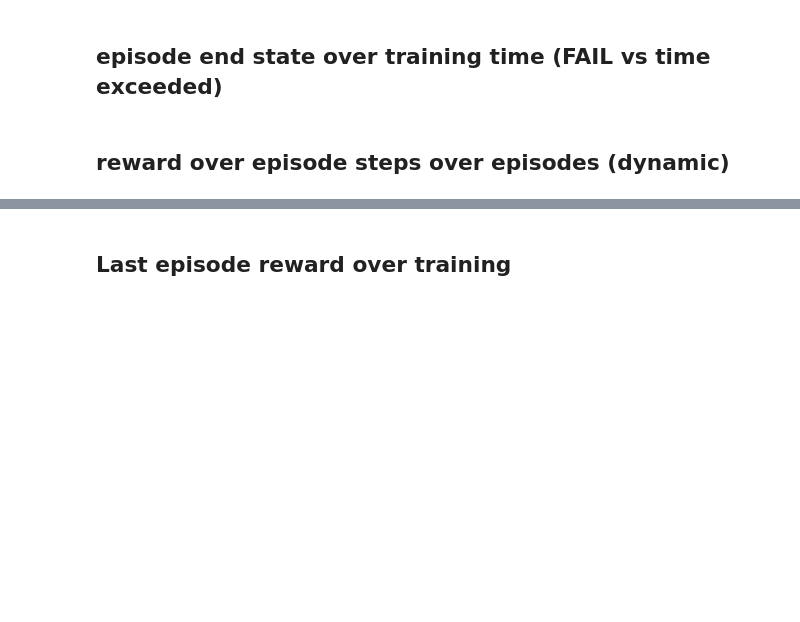
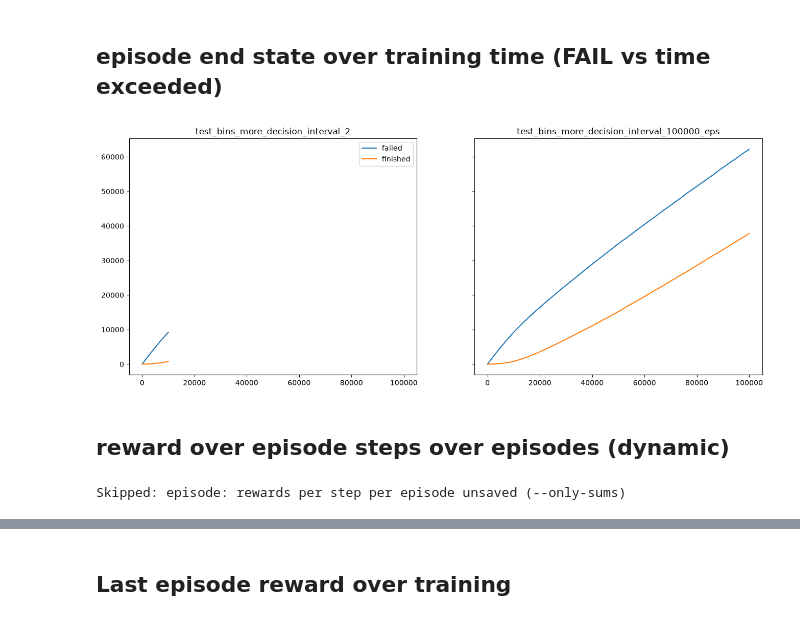
Before and after one commit to TimoJammes/CartPoleRL, a Jupyter notebook: notebooks/run_analysis.ipynb, the cells around one changed output, grey strips where cells are left out. Saved outputs shown, nothing was run; the diff lists cells and outputs as text; code cells hidden in the pictures; blank space fills up the shorter version.

```diff
--- a/notebooks/run_analysis.ipynb
+++ b/notebooks/run_analysis.ipynb
@@ -37,20 +82,55 @@ exceeded_y = [1 if episode_stats[0]['end_state'] == "STEPS_EXCEEDED" else 0]
 for i, ep in enumerate(episode_stats[1:], 1):
     exceeded_y.append(1 if episode_stats[i]['end_state'] == "STEPS_EXCEEDED" else 0)
     exceeded_y[i] += exceeded_y[i-1]
+
+if comparison_run_name is not None:
+    comparison_x = list(range(1, comparison_n_episodes+1))
+    comparison_failed_y = [1 if comparison_episode_stats[0]['end_state'] == "FAIL" else 0]
+
+    for i, ep in enumerate(comparison_episode_stats[1:], 1):
+        comparison_failed_y.append(1 if comparison_episode_stats[i]['end_state'] == "FAIL" else 0)
+        comparison_failed_y[i] += comparison_failed_y[i-1]
+
+    comparison_exceeded_y = [1 if comparison_episode_stats[0]['end_state'] == "STEPS_EXCEEDED" else 0]
+
+    for i, ep in enumerate(comparison_episode_stats[1:], 1):
+        comparison_exceeded_y.append(1 if comparison_episode_stats[i]['end_state'] == "STEPS_EXCEEDED" else 0)
+        comparison_exceeded_y[i] += comparison_exceeded_y[i-1]
 # %%
-fig, ax = plt.subplots()
+if comparison_run_name is None:
+    fig, ax = plt.subplots(ncols=1, figsize=(8, 6))
 
-ax.plot(x, failed_y, label="failed")
-ax.plot(x, exceeded_y, label="finished")
+    ax.plot(x, failed_y, label="failed")
+    ax.plot(x, exceeded_y, label="finished")
+    ax.set_title(f"{run_name}")
+    ax.legend()
 
-ax.legend()
+if comparison_run_name is not None:
+
+    fig, ax = plt.subplots(ncols=2, figsize=(16, 6), sharey=True, sharex=True)
+
+    ax[0].plot(x, failed_y, label="failed")
+    ax[0].plot(x, exceeded_y, label="finished")
+    ax[0].set_title(f"{run_name}")
+
+    ax[1].plot(comparison_x, comparison_failed_y, label="failed")
+    ax[1].plot(comparison_x, comparison_exceeded_y, label="finished")
+    ax[1].set_title(f"{comparison_run_name}")
+
+    ax[0].legend()
+# %% [output]
+[figure, added]
 # %% [markdown]
 ## reward over episode steps over episodes (dynamic)
 # %%
+if rewards is not None:
 
+    x_max = max([ep["steps"] for ep in episode_stats])
 
-x_max = max([ep["steps"] for ep in episode_stats])
-
-rewards_padded = [r + [None] * (x_max - len(r)) for r in rewards]
-x = list(range(1, x_max+1))
+    rewards_padded = [r + [None] * (x_max - len(r)) for r in rewards]
+    x = list(range(1, x_max+1))
+else:
+    print("Skipped: episode: rewards per step per episode unsaved (--only-sums)")
+# %% [output]
+Skipped: episode: rewards per step per episode unsaved (--only-sums)
 # %%
```
Also changed, not shown: parts of 10 cells of this notebook.
